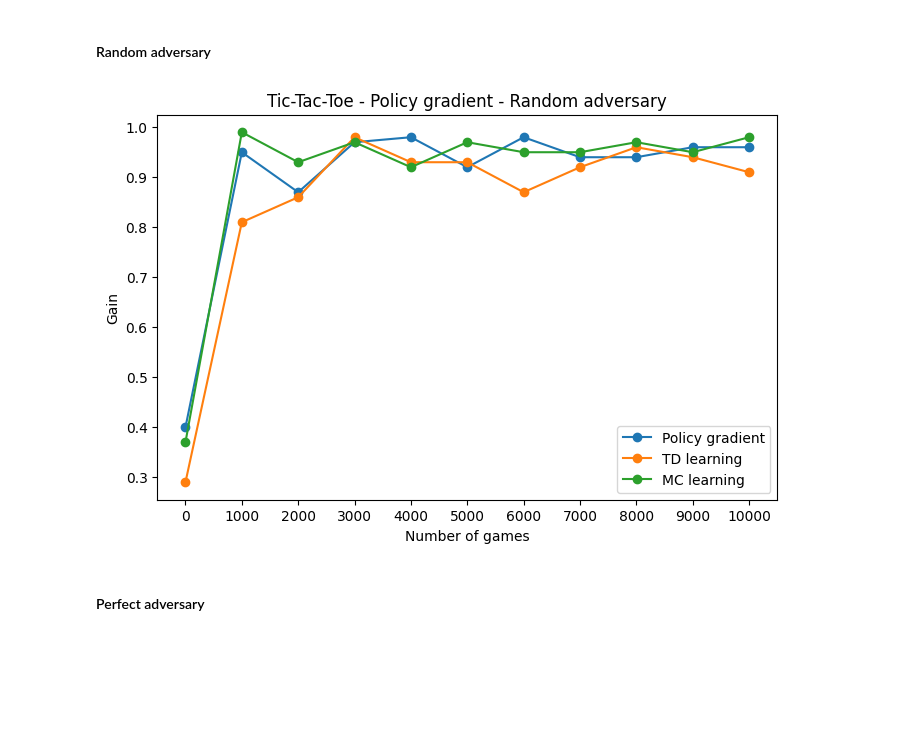
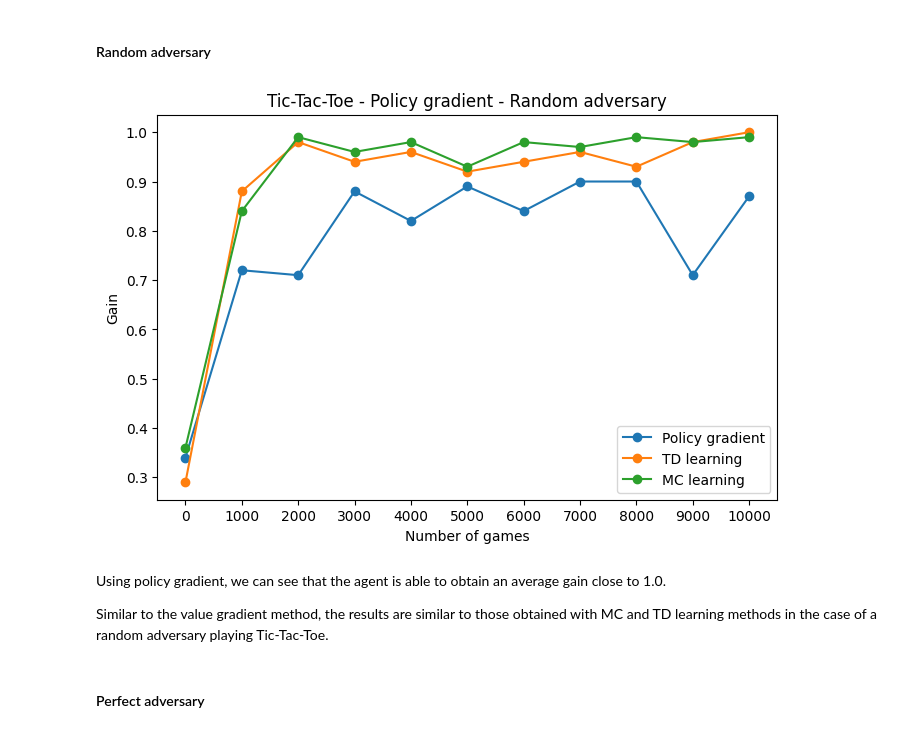
Before and after one commit to GLorenzo679/AI318-Reinforcement-Learning, a Jupyter notebook: TP5/5-gradient.ipynb, the cells around one changed output. Cells and saved outputs as stored; diff of their text form; code cells hidden in the pictures; blank space fills up the shorter version.

```diff
--- a/TP5/5-gradient.ipynb
+++ b/TP5/5-gradient.ipynb
@@ -560,6 +462,7 @@ class PolicyGradient(Agent):
         self.penalty = penalty
         self.min_log = min_log
         self.running_mean_gain = 0
+        self.alpha = 0.01
 
     def get_policy(self):
         """Get the current policy."""
@@ -648,18 +551,17 @@ class PolicyGradient(Agent):
         """Train the neural network."""
         optimizer = optim.Adam(self.nn.parameters(), lr=learning_rate)
 
-        gains = []
-
         for _ in range(n_episodes):
             gain, log_probs, log_probs_illegal = self.get_samples(horizon)
-            gains.append(gain)
 
-            self.running_mean_gain += 0.01 * (gain - self.running_mean_gain)
+            # incremental mean
+            self.running_mean_gain += self.alpha * (gain - self.running_mean_gain)
             loss = 0
 
             if len(log_probs):
                 # to be modified
                 for log_prob in log_probs:
+                    # center the gain
                     centered_gain = gain - self.running_mean_gain
                     for log_prob in log_probs:
                         loss += -log_prob * centered_gain
@@ -725,17 +588,24 @@ for i in tqdm(range(1, n_games + 1)):
+# %%
+pg_gains = run(PolicyGradient, game)
+# %%
+mc_gains = run(MCLearning, game)
+# %%
+td_gains = run(TDLearning, game)
 # %%
 plot_gains(
     gains={
         "Policy gradient": pg_gains,
-        "TD learning": td_array,
-        "MC learning": mc_array,
+        "TD learning": td_gains,
+        "MC learning": mc_gains,
     },
-    n_games=n_games,
-    step=step,
-    data_points=data_points,
     title="Tic-Tac-Toe - Policy gradient - Random adversary",
 )
 # %% [output]
-[figure, old version]
+[figure, new version]
+# %% [markdown]
+Using policy gradient, we can see that the agent is able to obtain an average gain close to 1.0.
+
+Similar to the value gradient method, the results are similar to those obtained with MC and TD learning methods in the case of a random adversary playing Tic-Tac-Toe.
 # %% [markdown]
 #### Perfect adversary
 # %%
```
Also changed, not shown: parts of 68 cells of this notebook.
